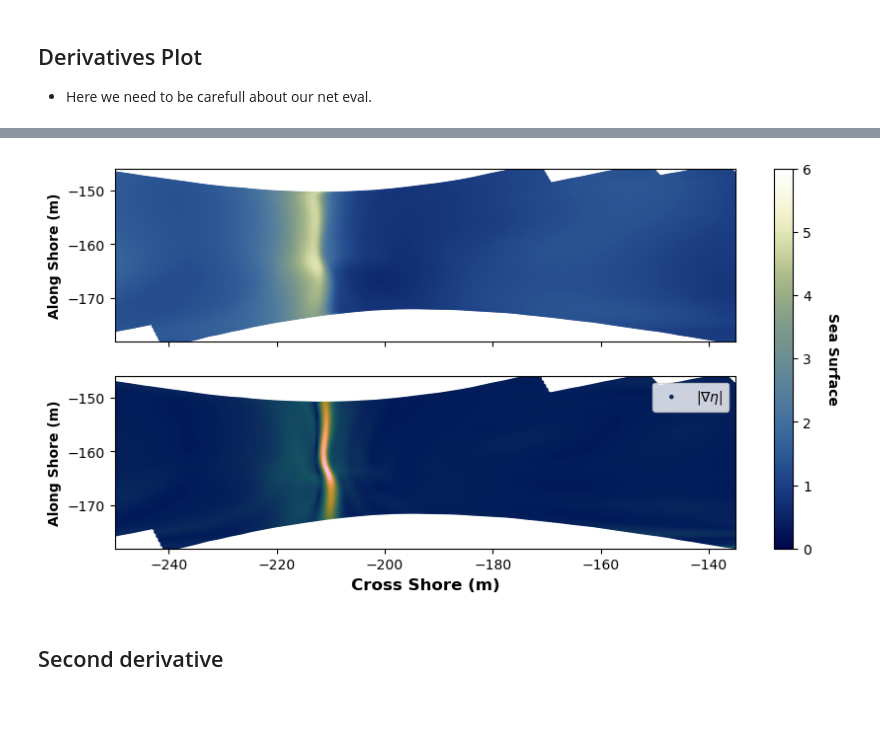
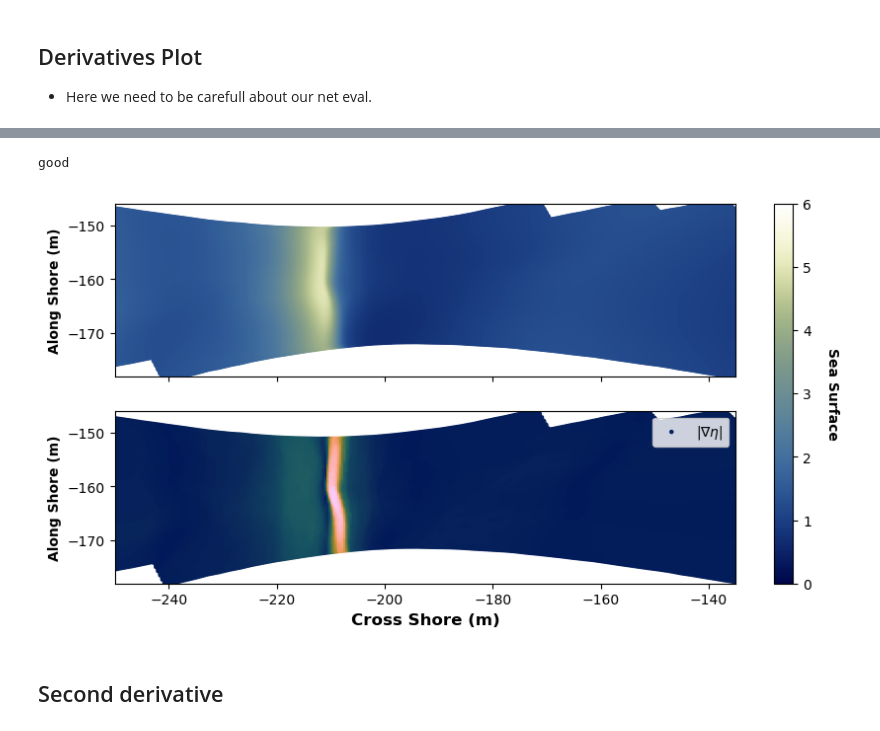
Before and after one commit to davebobculver/siren-sea-surface-code, a Jupyter notebook: net_plots.ipynb, the cells around one changed output, grey strips where cells are left out. Cells and saved outputs as stored; diff of their text form; code cells hidden in the pictures.

Commit message:
This is the changes to the plotting method

```diff
--- a/net_plots.ipynb
+++ b/net_plots.ipynb
@@ -91,0 +167,27 @@ Evaluator has out_scaler: True
+# %%
+from Modules.evaluate import Evaluator
+from Modules.evaluate import pick_data
+
+data  = torch.load('../../data/data.pt', weights_only=True)
+train_beams = list(range(0,32))
+
+def add_t(tensor, time):
+    return torch.cat([tensor, torch.ones_like(tensor[:, 0]).unsqueeze(1)*time], dim=1).to(dtype=torch.float32)
+
+def points(time, net, inputs, frames, model):
+    inputs = add_t(inputs,time)
+
+
+    raw = pick_data(data=data, beams= train_beams, frames =frames)
+    raw_in, raw_out = raw.data_out_numpy(time)
+    # print(raw_in.shape)
+    raw_x = raw_in[:,0]
+    raw_y = raw_in[:,1]
+    raw_z = raw_out
+
+    x = inputs[:, 0].reshape(-1, 1).detach().numpy()
+    y = inputs[:, 1].reshape(-1, 1).detach().numpy()
+
+    evaluator = Evaluator(net, scalers = model['scalers'], inputs=inputs)
+    pred_z, scaled_pred = evaluator.net_eval()
+    return x, y, pred_z, raw_x, raw_y, raw_z
@@ -245,0 +528,11 @@ Raw network output range: -4.894 to 4.871
+# %%
+from Modules.Neural_Net import Net
+import torch
+from Modules.evaluate import Evaluator
+import torch
+
+
+model = torch.load('nets/cat_vid/relu.pt', weights_only=False)
+net = Net(model['act'], *model['model config']).to('cpu')
+net.load_state_dict(model['model_state_dict'])
+net.eval()
@@ -246,10 +550,11 @@ Raw network output range: -4.894 to 4.871
 # %%
 from Modules.gradients import take_grad
+
 def add_t(tensor, time):
     return torch.cat([tensor, torch.ones_like(tensor[:, 0]).unsqueeze(1)*time], dim=1).to(dtype=torch.float32)
 
 inputs = torch.load('Modules/plotting_region.pt', weights_only = True)
-inputs = add_t(inputs, 30)
+inputs = add_t(inputs, 30.2)
 inputs = inputs.requires_grad_(True)
 
 
@@ -266,41 +571,43 @@ y = inputs[:, 1].reshape(-1,1).detach().numpy()
 z  = pred_z.detach().numpy()
 
 dz = grad_mag.reshape(-1,1).detach().numpy()
+# %% [output]
+good
 # %%
 import matplotlib.pyplot as plt
 import seaborn as sns
 import cmcrameri.cm as cmc
 
 #Make the plot
 
 fig, (ax1, ax2) = plt.subplots(2,1, figsize=(10,5))
 im1 = ax1.scatter(x, y, c=z, vmin=0, vmax=6, cmap=cmc.davos)
 scat = ax2.scatter(x, y, c = dz, cmap=cmc.batlow, s =5, label =r'$|\nabla \eta|$')
 ax2.legend(loc = 'upper right')
 ax1.set_aspect('equal')
 ax2.set_aspect('equal')
 
 ax1.set_xlim(-250, -135)
 ax1.set_ylim(-178, -146)
 ax2.set_xlim(-250, -135)
 ax2.set_ylim(-178, -146)
 
 ax1.set_xticklabels([])
 
 
 ax2.set_xlabel('Cross Shore (m)', fontweight = 'bold', fontsize = 12)
 ax1.set_ylabel('Along Shore (m)', fontweight = 'bold', fontsize = 10)
 ax2.set_ylabel('Along Shore (m)', fontweight = 'bold', fontsize = 10)
 
 cbar = fig.colorbar(im1, ax=[ax1, ax2], location='right', shrink=1.0, aspect=20, fraction = .05)
 cbar.set_label('Sea Surface', fontweight = 'bold',  rotation=270, labelpad=20)
 
-save = f"../latex/overleaf/figures/derivative.pdf"
-plt.savefig(save, dpi=300, bbox_inches='tight')
+# save = f"../latex/overleaf/figures/derivative.pdf"
+# plt.savefig(save, dpi=300, bbox_inches='tight')
 plt.show()
 plt.close()
 # %% [output]
-[figure, old version]
+[figure, new version]
 # %% [markdown]
 ## Second derivative
 # %%
```
Also changed, not shown: parts of 32 cells of this notebook, 8 other files.
